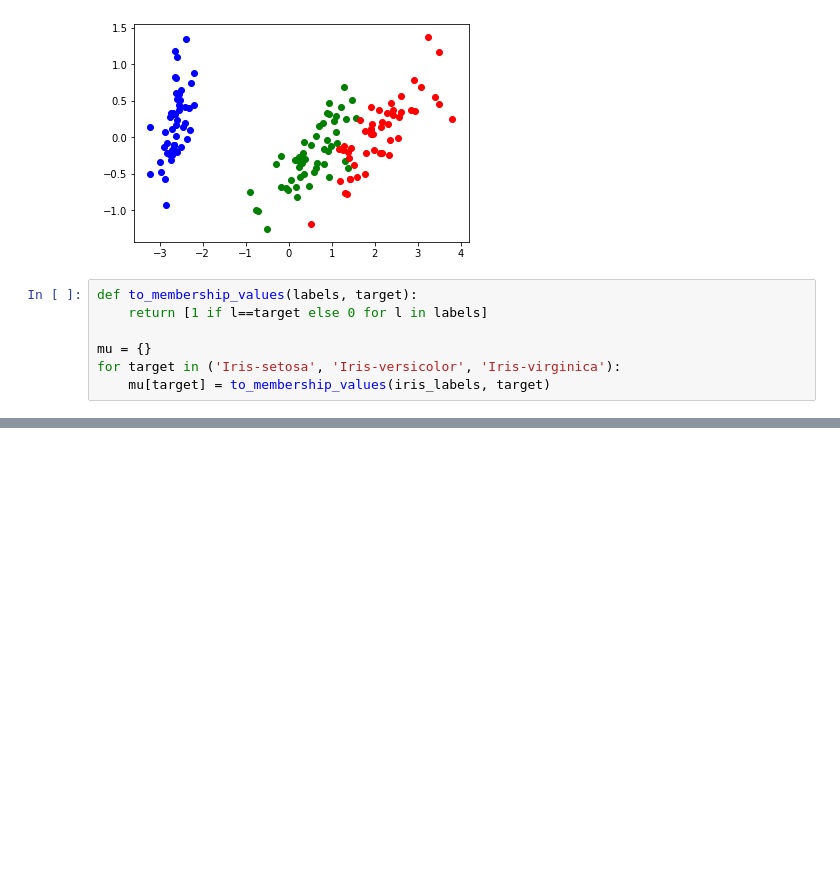
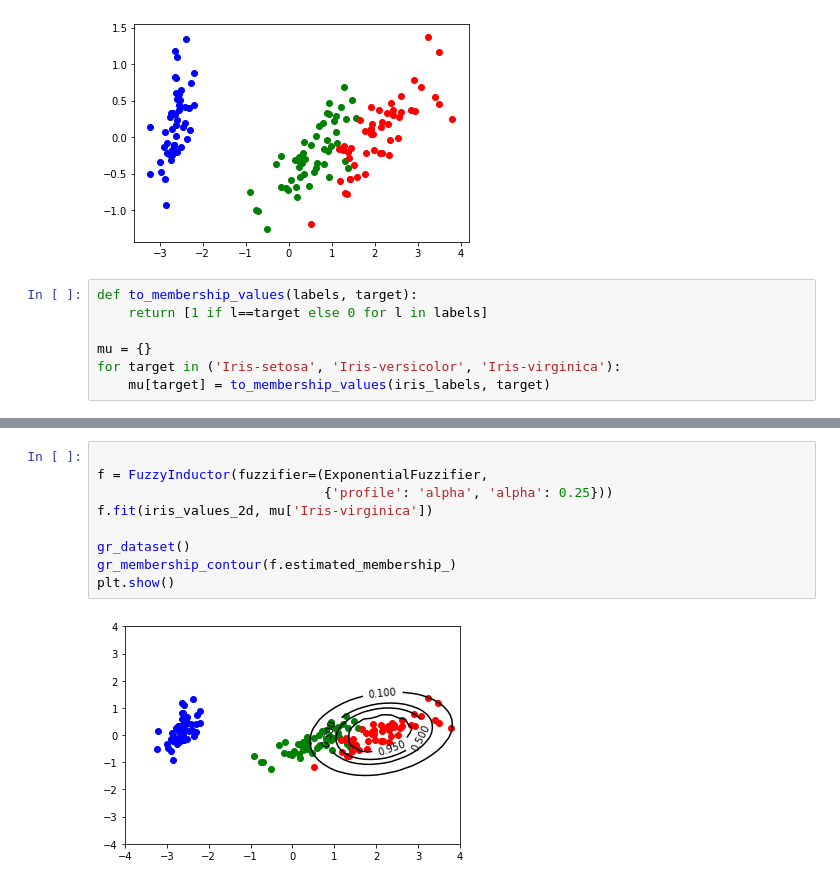
Before and after one commit to ManuelDileo/mulearn, a Jupyter notebook: index.ipynb, the cells around one changed output, grey strips where cells are left out. Saved outputs shown, nothing was run; the diff lists cells and outputs as text; blank space fills up the shorter version.

```diff
--- a/index.ipynb
+++ b/index.ipynb
@@ -81,0 +105,11 @@ from mulearn.fuzzifier import LinearFuzzifier
+# %%
+
+f = FuzzyInductor(fuzzifier=(ExponentialFuzzifier,
+                             {'profile': 'alpha', 'alpha': 0.25}))
+f.fit(iris_values_2d, mu['Iris-virginica'])
+
+gr_dataset()
+gr_membership_contour(f.estimated_membership_)
+plt.show()
+# %% [output]
+[figure, added]
```
Also changed, not shown: parts of 29 cells of this notebook, 23 other files.
